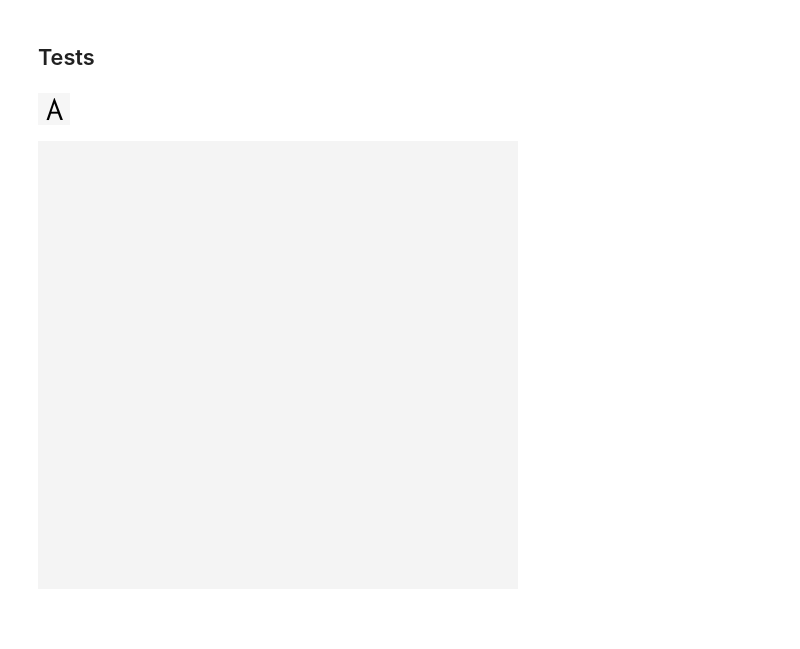
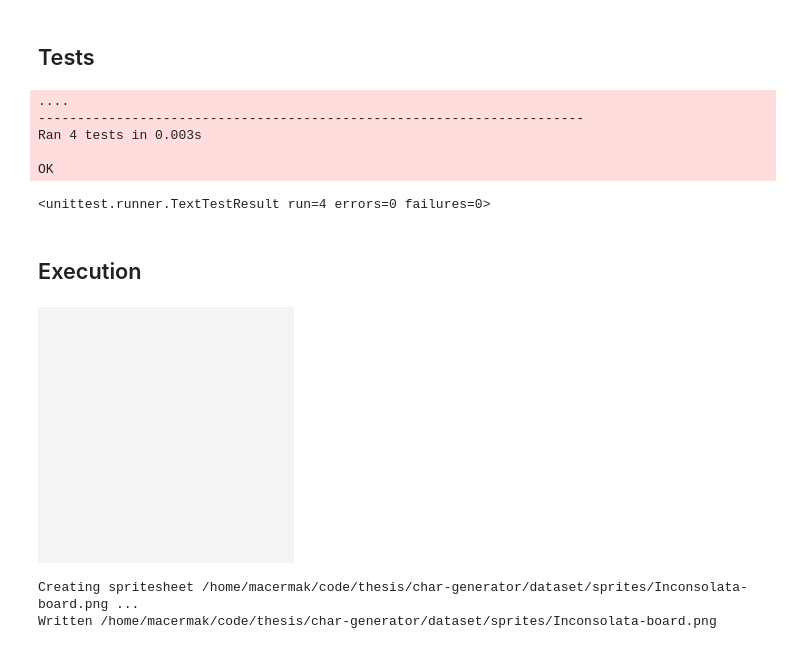
Before and after one commit to CermakM/char-generator, a Jupyter notebook: generator/im_gen.ipynb, the cells around one changed output. Cells and saved outputs as stored; diff of their text form; code cells hidden in the pictures; blank space fills up the shorter version.

```diff
--- a/generator/im_gen.ipynb
+++ b/generator/im_gen.ipynb
@@ -41,9 +41,9 @@ def estimate_font_size(ttf, text, fit_size, font_size=20, eps=8):
 
     return font
 # %%
-def load_char_set() -> list:
+def load_char_set(fpath='simple-charset.txt') -> list:
     """Load characters that are allowed from the charset.txt file."""
-    with open('charset.txt') as f:
+    with open(fpath) as f:  # FIXME: use the full charset by default
         chars = f.read().split()
 
     global CHARSET_SIZE
@@ -59,11 +59,32 @@ def load_font_set() -> list:
         fnames.extend(os.path.join(root, f) for f in files if re.match(r'(.+)\.[odtfOTF]{3}', f))
 
     return fnames
+# %%
+def get_near_dim_2d(number, mode='wide') -> tuple:
+    """Try to factor the number into two similiar dimensions."""
+    import numpy as np
+    if number <= 2:
+        return (number, 1)
+
+    shape = [2, 2]
+    while np.prod(shape) < number:
+        shape[np.argmin(shape)] += 1
+
+    return tuple(sorted(shape, reverse=(mode == 'wide')))
 # %%
-def create_whiteboard(color='#f4f4f4', sample_size=(32, 32)) -> Image.Image:
+def create_whiteboard(shape=None, n_samples=None, color='#f4f4f4', sample_size=(32, 32)) -> Image.Image:
     """Computes and Creates white board (background) for the given font."""
-    # a bit of a cheating here - charset size is 210 (15 x 14)
-    bg_size = (15 * sample_size[0], 14 * sample_size[1])
+
+    if not any([n_samples, shape]):
+        print("Either `n_samples` or `shape` must be provided.")
+        return
+
+    if shape is None:
+        assert len(n_samples) == 2, "expected `n_samples` argument to be 2-D vector, but is %i-D vector" % len(n_samples)
+        bg_size = (n_samples[0] * sample_size[0], n_samples[1] * sample_size[1])
+    else:
+        assert len(shape) == 2, "expected `shape` argument to be 2-D vector, but is %i-D vector" % len(shape)
+        bg_size = shape
 
     return Image.new(mode='RGBA', size=bg_size, color=color)
 # %%
@@ -197,13 +293,27 @@ def generate_and_save_charsets(charset, fontset, sample_size=(32, 32), bgcolor='
+# %%
+suite = unittest.defaultTestLoader.loadTestsFromTestCase(GeneratorTests)
+unittest.TextTestRunner().run(suite)
+# %% [output]
+....
+----------------------------------------------------------------------
+Ran 4 tests in 0.003s
+
+OK
+<unittest.runner.TextTestResult run=4 errors=0 failures=0>
+# %% [markdown]
+## Execution
 # %%
 charset = load_char_set()
 fontset = load_font_set()
 
 font_file = '/home/macermak/code/thesis/char-generator/fonts/Inconsolata/Inconsolata.otf'
-# %%
-generate_char_image('A', font_file)
-# %% [output]
-[figure, removed]
-# %%
-create_whiteboard()
-# %% [output]
-[figure, removed]
+# %%
+create_whiteboard(n_samples=get_near_dim_2d(len(charset)))
+# %% [output]
+[figure, added]
+# %%
+# Create a fontboard to visualize an arbitrary font
+create_sprites(charset=charset, fontset=[font_file])
+# %% [output]
+Creating spritesheet /home/macermak/code/thesis/char-generator/dataset/sprites/Inconsolata-board.png ...
+Written /home/macermak/code/thesis/char-generator/dataset/sprites/Inconsolata-board.png
```
Also changed, not shown: parts of 12 cells of this notebook.
